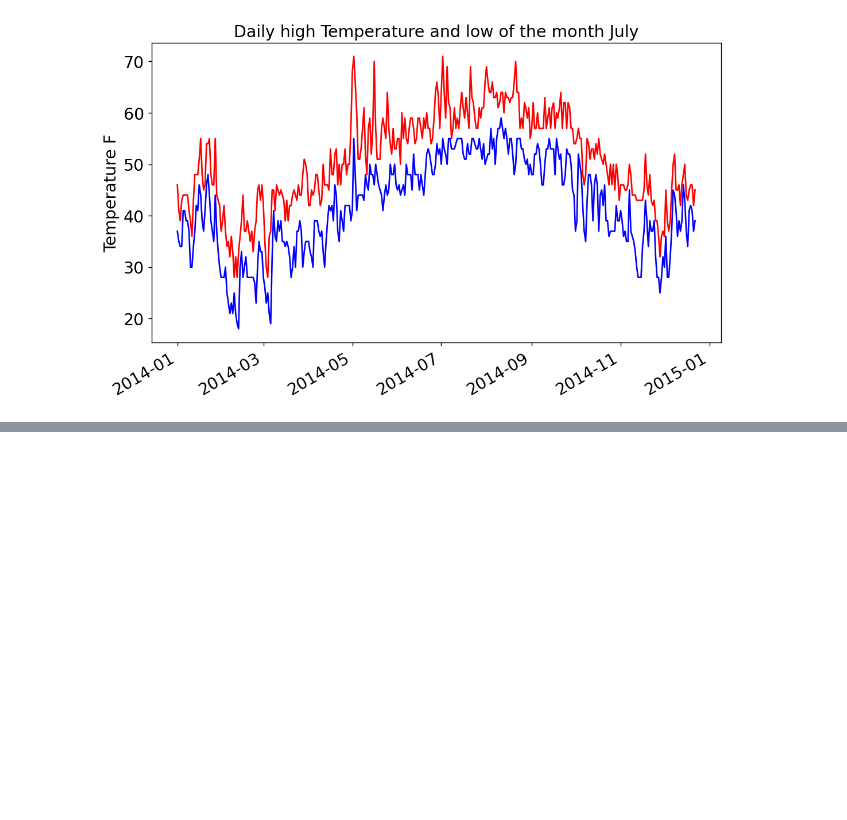
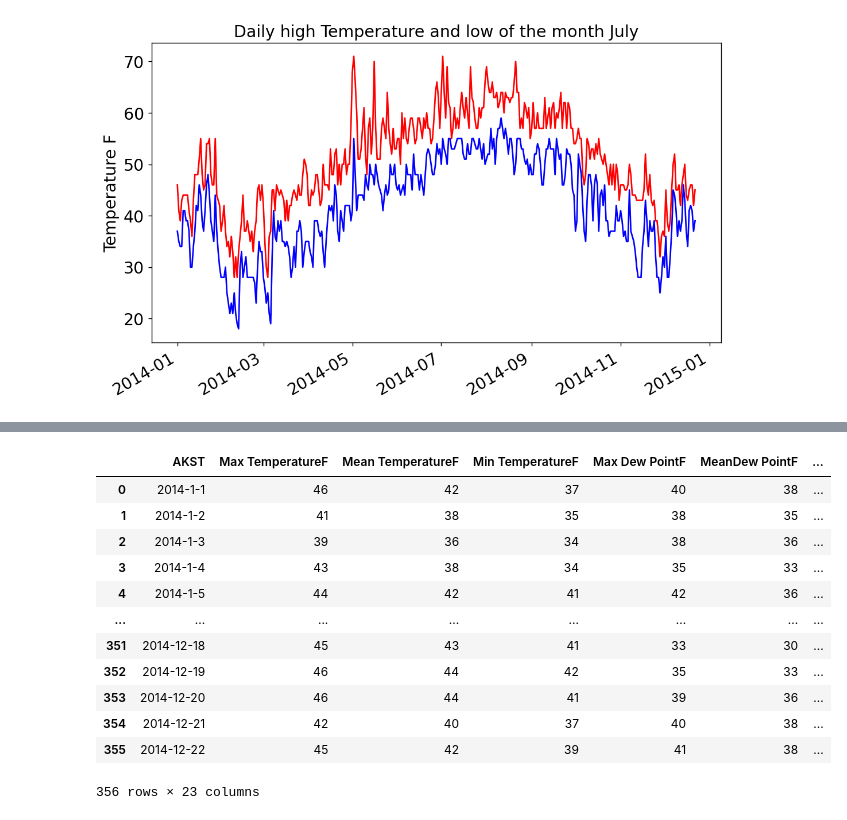
Before and after one commit to Ademola101/Data-visualization-, a Jupyter notebook: Data1.ipynb, the cells around one changed output, grey strips where cells are left out. Drawn from its saved outputs; the diff is of its cells as text; code cells hidden in the pictures; blank space fills up the shorter version.

```diff
--- a/Data1.ipynb
+++ b/Data1.ipynb
@@ -112,0 +220,17 @@ plt.show
+# %%
+sitka_weather = pd.read_csv("sitka_weather_2014.csv")
+sitka_weather
+# %% [output]
+|  | AKST | Max TemperatureF | Mean TemperatureF | Min TemperatureF | Max Dew PointF | MeanDew PointF | ... |
+| 0 | 2014-1-1 | 46 | 42 | 37 | 40 | 38 | ... |
+| 1 | 2014-1-2 | 41 | 38 | 35 | 38 | 35 | ... |
+| 2 | 2014-1-3 | 39 | 36 | 34 | 38 | 36 | ... |
+| 3 | 2014-1-4 | 43 | 38 | 34 | 35 | 33 | ... |
+| 4 | 2014-1-5 | 44 | 42 | 41 | 42 | 36 | ... |
+| ... | ... | ... | ... | ... | ... | ... | ... |
+| 351 | 2014-12-18 | 45 | 43 | 41 | 33 | 30 | ... |
+| 352 | 2014-12-19 | 46 | 44 | 42 | 35 | 33 | ... |
+| 353 | 2014-12-20 | 46 | 44 | 41 | 39 | 36 | ... |
+| 354 | 2014-12-21 | 42 | 40 | 37 | 40 | 38 | ... |
+| 355 | 2014-12-22 | 45 | 42 | 39 | 41 | 38 | ... |
+356 rows × 23 columns
```
Also changed, not shown: parts of 23 cells of this notebook, 2 other files.
